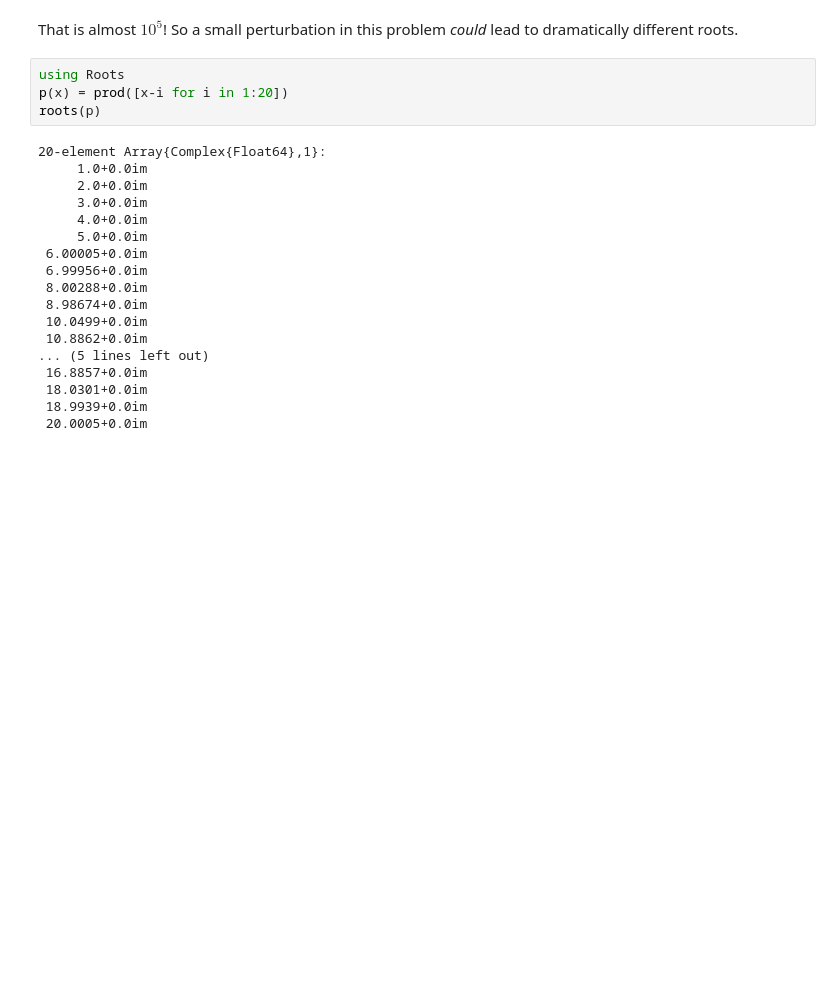
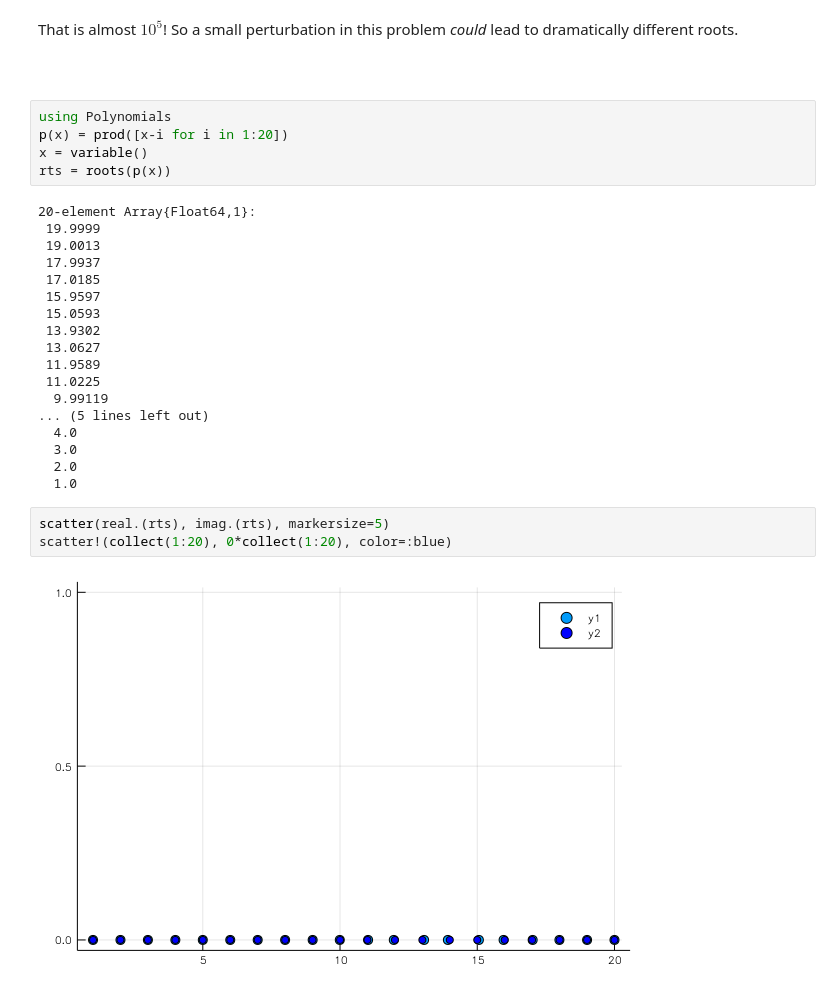
Before and after one commit to csimth335/MTH335, a Jupyter notebook: Chapter2/floating-point-2.ipynb, the cells around one changed output. Saved outputs shown, nothing was run; the diff lists cells and outputs as text; blank space fills up the shorter version.

```diff
--- a/Chapter2/floating-point-2.ipynb
+++ b/Chapter2/floating-point-2.ipynb
@@ -816,25 +980,33 @@ S, integrate(x^50 *exp(-x), (x, 0, 1)) |> N
 86199.60824364352
 # %% [markdown]
 <p>That is almost $10^5$! So a small perturbation in this problem <em>could</em> lead to dramatically different roots.</p>
+# %% [markdown]
+<h3></h3>
 # %%
-using Roots
+using Polynomials
 p(x) = prod([x-i for i in 1:20])
-roots(p)
+x = variable()
+rts = roots(p(x))
 # %% [output]
-20-element Array{Complex{Float64},1}:
-     1.0+0.0im
-     2.0+0.0im
-     3.0+0.0im
-     4.0+0.0im
-     5.0+0.0im
- 6.00005+0.0im
- 6.99956+0.0im
- 8.00288+0.0im
- 8.98674+0.0im
- 10.0499+0.0im
- 10.8862+0.0im
+20-element Array{Float64,1}:
+ 19.9999
+ 19.0013
+ 17.9937
+ 17.0185
+ 15.9597
+ 15.0593
+ 13.9302
+ 13.0627
+ 11.9589
+ 11.0225
+  9.99119
 ... (5 lines left out)
- 16.8857+0.0im
- 18.0301+0.0im
- 18.9939+0.0im
- 20.0005+0.0im
+  4.0
+  3.0
+  2.0
+  1.0
+# %%
+scatter(real.(rts), imag.(rts), markersize=5)
+scatter!(collect(1:20), 0*collect(1:20), color=:blue)
+# %% [output]
+[figure, added]
```
Also changed, not shown: parts of 86 cells of this notebook, 9 other files.
